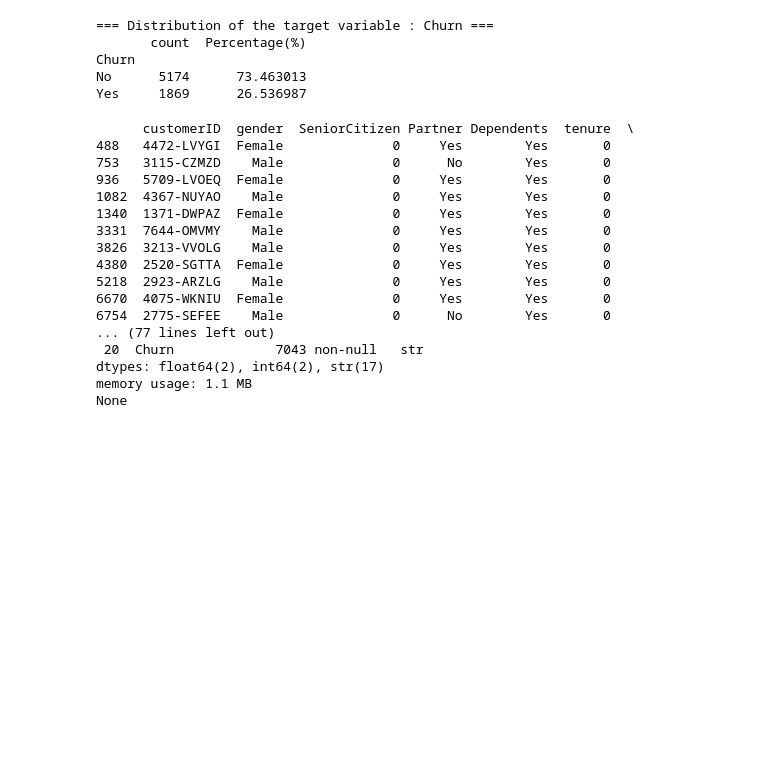
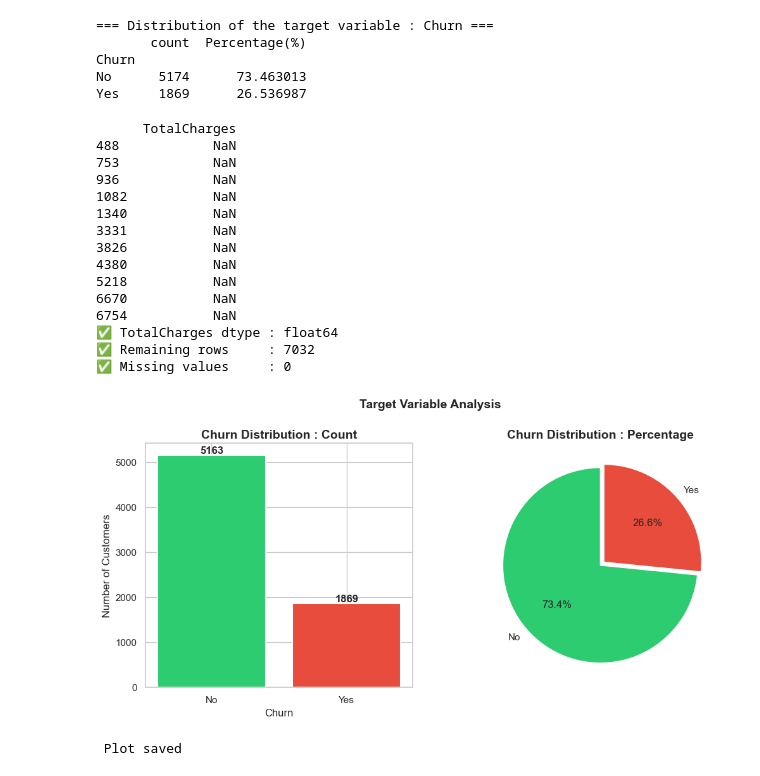
Before and after one commit to Davlamelo/churnshield, a Jupyter notebook: notebooks/01_eda.ipynb, the cells around one changed output. Saved outputs shown, nothing was run; the diff lists cells and outputs as text; code cells hidden in the pictures; blank space fills up the shorter version.

```diff
--- a/notebooks/01_eda.ipynb
+++ b/notebooks/01_eda.ipynb
@@ -116,24 +148,55 @@ Yes     1869      26.536987
 # Convert TotalCharges to numeric, coerce errors to NaN
 #df['TotalCharges'] = pd.to_numeric(df['TotalCharges'].str.strip(), errors='coerce')
 
-print(df[df["TotalCharges"].isna()]["TotalCharges"])
+print(df[df["TotalCharges"].isna()][["TotalCharges"]])
 #Drop rows here TotalCharges is NaN (the 11 empty rows)
-print(df.info())
+df = df.dropna(subset=['TotalCharges'])
+# Verify fix
+print(f" TotalCharges dtype : {df['TotalCharges'].dtype}")
+print(f" Remaining rows     : {len(df)}")
+print(f" Missing values     : {df['TotalCharges'].isnull().sum()}")
 # %% [output]
-      customerID  gender  SeniorCitizen Partner Dependents  tenure  \
-488   4472-LVYGI  Female              0     Yes        Yes       0
-753   3115-CZMZD    Male              0      No        Yes       0
-936   5709-LVOEQ  Female              0     Yes        Yes       0
-1082  4367-NUYAO    Male              0     Yes        Yes       0
-1340  1371-DWPAZ  Female              0     Yes        Yes       0
-3331  7644-OMVMY    Male              0     Yes        Yes       0
-3826  3213-VVOLG    Male              0     Yes        Yes       0
-4380  2520-SGTTA  Female              0     Yes        Yes       0
-5218  2923-ARZLG    Male              0     Yes        Yes       0
-6670  4075-WKNIU  Female              0     Yes        Yes       0
-6754  2775-SEFEE    Male              0      No        Yes       0
-... (77 lines left out)
- 20  Churn             7043 non-null   str
-dtypes: float64(2), int64(2), str(17)
-memory usage: 1.1 MB
-None
+      TotalCharges
+488            NaN
+753            NaN
+936            NaN
+1082           NaN
+1340           NaN
+3331           NaN
+3826           NaN
+4380           NaN
+5218           NaN
+6670           NaN
+6754           NaN
+✅ TotalCharges dtype : float64
+✅ Remaining rows     : 7032
+✅ Missing values     : 0
+# %%
+fig, axes = plt.subplots(1, 2, figsize = (12, 5))
+
+# ---- Left : Count plot ----
+churn_counts = df['Churn'].value_counts()
+axes[0].bar(churn_counts.index, churn_counts.values,
+            color=['#2ecc71', '#e74c3c'], edgecolor = "white", linewidth = 1.5)
+axes[0].set_title('Churn Distribution : Count', fontsize = 14, fontweight = 'bold')
+axes[0].set_xlabel('Churn')
+axes[0].set_ylabel('Number of Customers')
+for i, v in enumerate(churn_counts.values):
+    axes[0].text(i, v+30, str(v), ha='center', fontweight='bold')
+
+# ---- Right : Pie chart ----
+axes[1].pie(churn_counts.values,
+            labels = churn_counts.index,
+            autopct = '%1.1f%%',
+            colors=['#2ecc71', '#e74c3c'],
+            startangle = 90,
+            explode =(0, 0.05))
+axes[1].set_title('Churn Distribution : Percentage', fontsize = 14, fontweight = 'bold')
+plt.suptitle('Target Variable Analysis', fontsize = 14, fontweight = 'bold', y=1.02)
+
+plt.savefig('../data/processed/churn_distribution.png', dpi=150, bbox_inches='tight')
+plt.show()
+print(" Plot saved")
+# %% [output]
+[figure, added]
+ Plot saved
```
Also changed, not shown: parts of 7 cells of this notebook.
